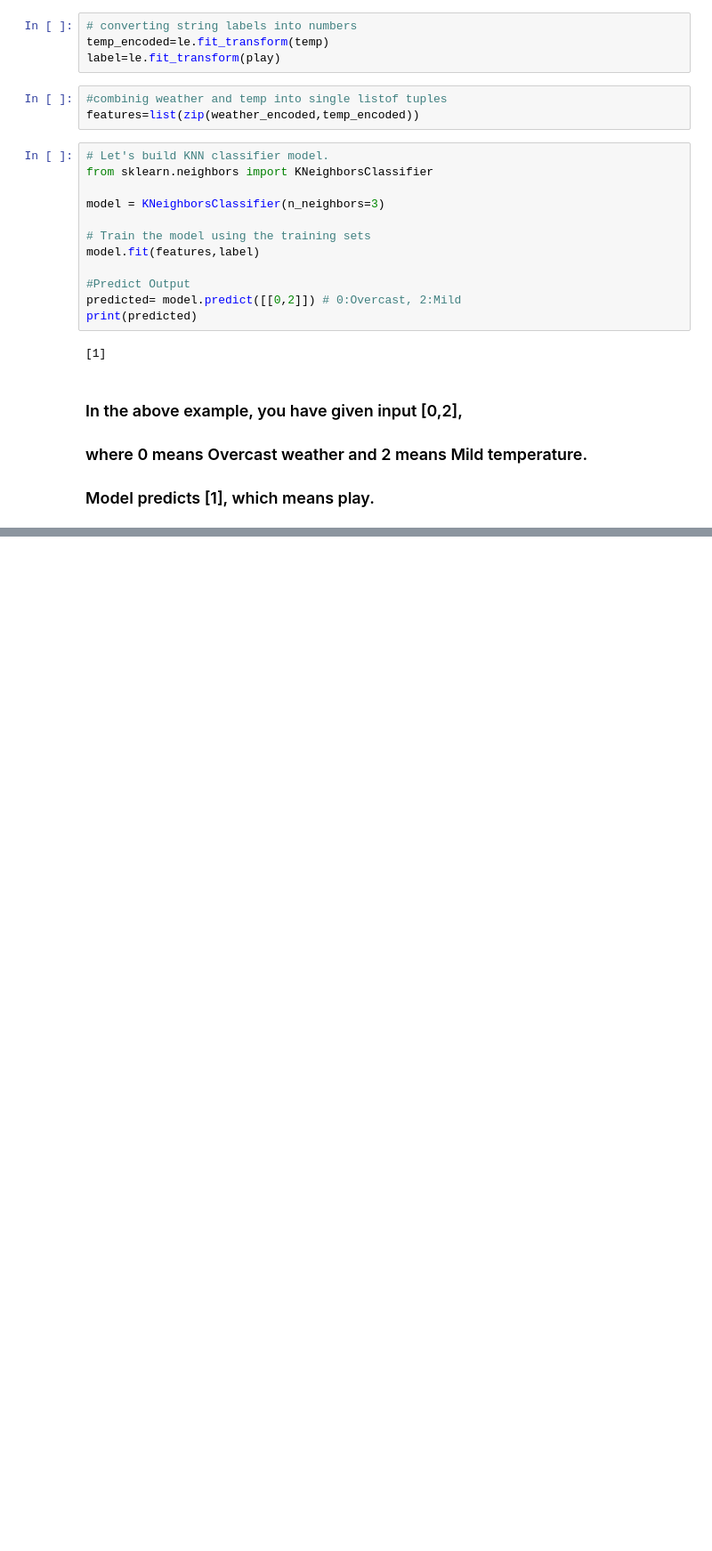
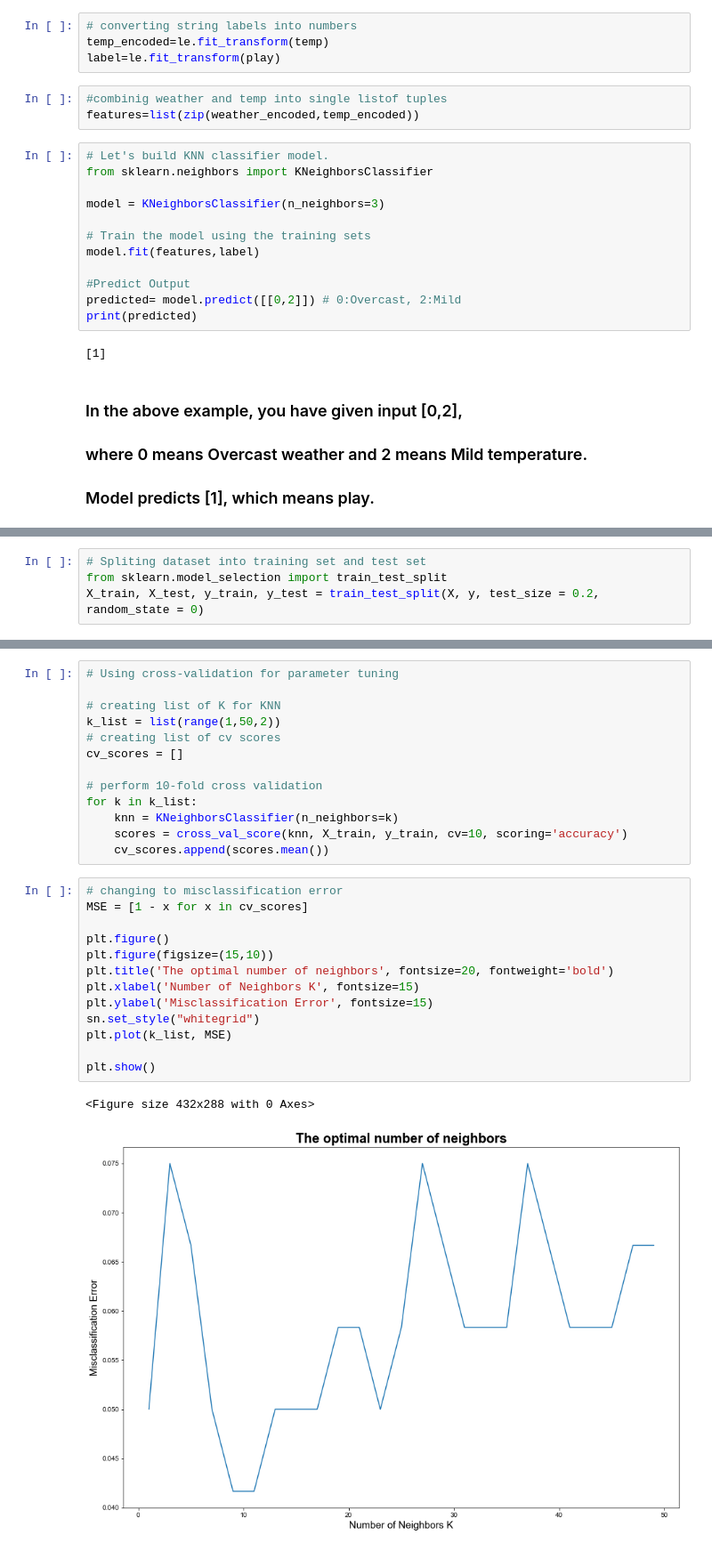
Before and after one commit to geoamins/DataMining, a Jupyter notebook: Classification/KNN.ipynb, the cells around one changed output, grey strips where cells are left out. Shown: that part at 89% size. Drawn from its saved outputs; the diff is of its cells as text; blank space fills up the shorter version.

```diff
--- a/Classification/KNN.ipynb
+++ b/Classification/KNN.ipynb
@@ -45,0 +75,4 @@ print(predicted)
+# %%
+# Spliting dataset into training set and test set
+from sklearn.model_selection import train_test_split
+X_train, X_test, y_train, y_test = train_test_split(X, y, test_size = 0.2, random_state = 0)
@@ -45,0 +124,29 @@ print(predicted)
+# %%
+# Using cross-validation for parameter tuning
+
+# creating list of K for KNN
+k_list = list(range(1,50,2))
+# creating list of cv scores
+cv_scores = []
+
+# perform 10-fold cross validation
+for k in k_list:
+    knn = KNeighborsClassifier(n_neighbors=k)
+    scores = cross_val_score(knn, X_train, y_train, cv=10, scoring='accuracy')
+    cv_scores.append(scores.mean())
+# %%
+# changing to misclassification error
+MSE = [1 - x for x in cv_scores]
+
+plt.figure()
+plt.figure(figsize=(15,10))
+plt.title('The optimal number of neighbors', fontsize=20, fontweight='bold')
+plt.xlabel('Number of Neighbors K', fontsize=15)
+plt.ylabel('Misclassification Error', fontsize=15)
+sn.set_style("whitegrid")
+plt.plot(k_list, MSE)
+
+plt.show()
+# %% [output]
+<Figure size 432x288 with 0 Axes>
+[figure, added]
```
Also changed, not shown: parts of 11 cells of this notebook, 2 other files.
